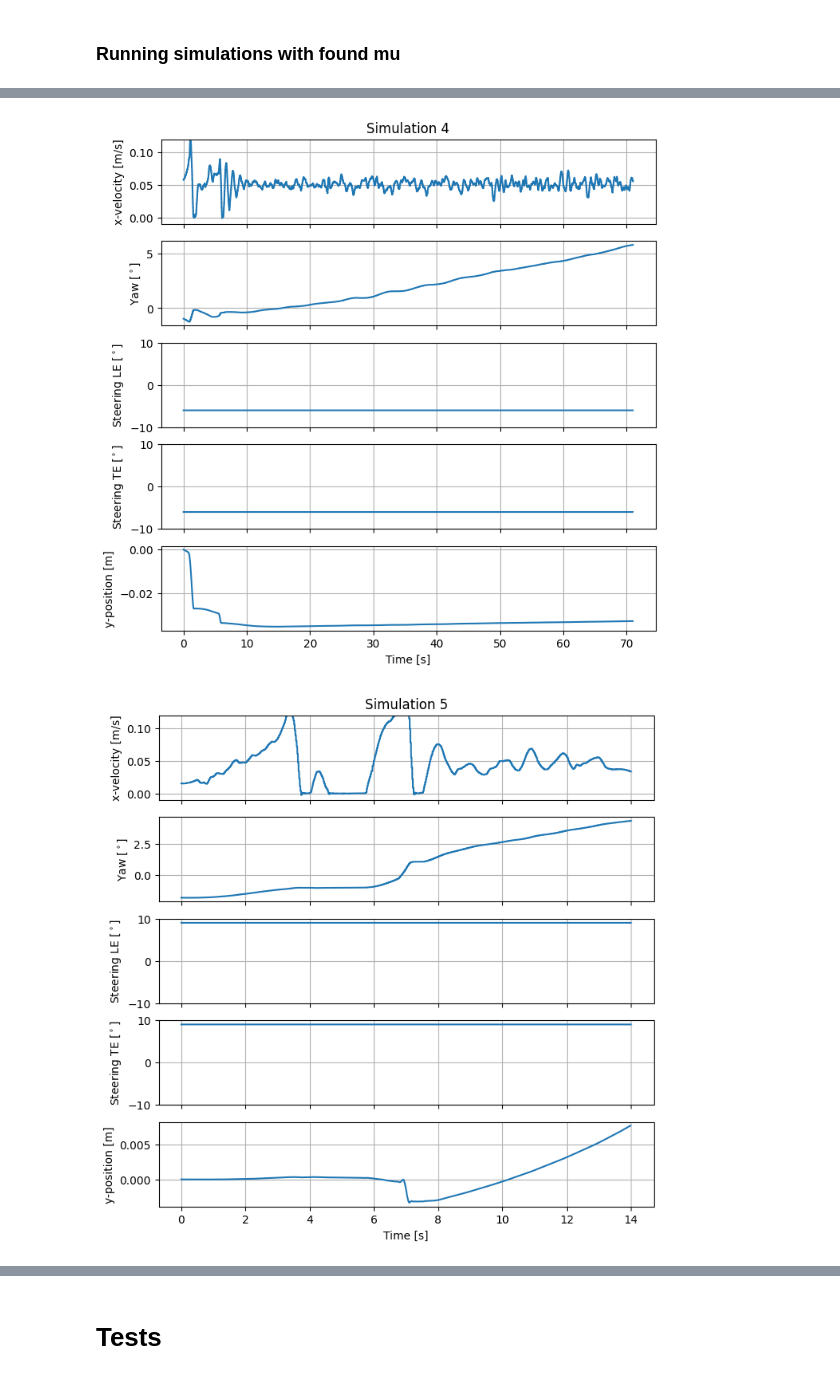
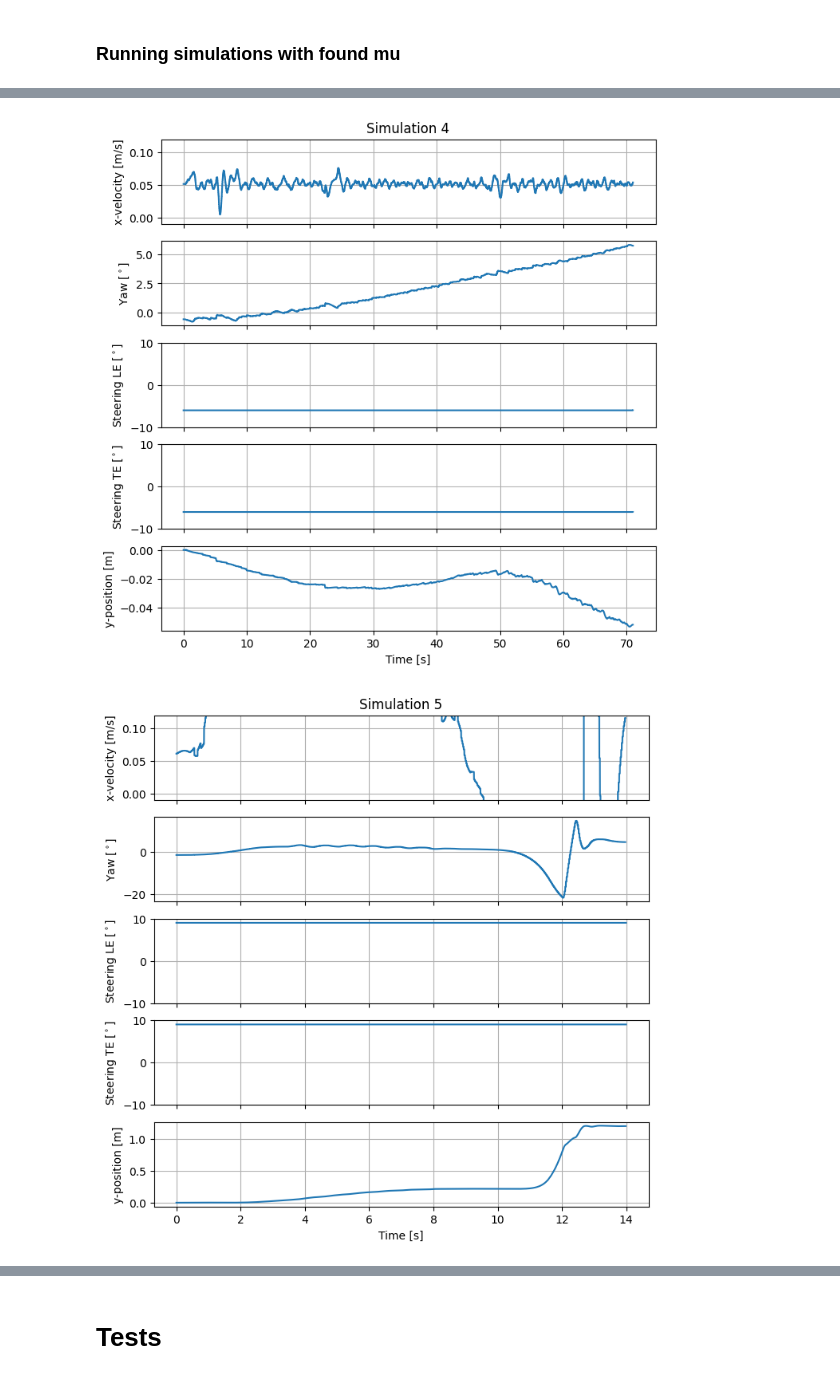
Before and after one commit to robotengineer123/RR-RobotSim, a Jupyter notebook: dataprocessing.ipynb, the cells around one changed output, grey strips where cells are left out. Cells and saved outputs as stored; diff of their text form; code cells hidden in the pictures.

```diff
--- a/dataprocessing.ipynb
+++ b/dataprocessing.ipynb
@@ -53,12 +53,12 @@ def df_sim(bag_name):
 # %%
 n_sims = 4
 
-mu_list = [0.7, 0.6, 0.65, 0.63]
+mu_list = [0.5, 0.4, 0.3, 0.25]
 
-df_vel_1, df_yaw_1, df_odom_1, df_joint_1 = df_sim('rosbag_sim/sim1_mu7.bag')
-df_vel_2, df_yaw_2, df_odom_2, df_joint_2 = df_sim('rosbag_sim/sim1_mu6.bag')
-df_vel_3, df_yaw_3, df_odom_3, df_joint_3 = df_sim('rosbag_sim/sim1_mu65.bag')
-df_vel_4, df_yaw_4, df_odom_4, df_joint_4 = df_sim('rosbag_sim/sim1_mu63.bag')
+df_vel_1, df_yaw_1, df_odom_1, df_joint_1 = df_sim('rosbag_sim/sim1_mu5.bag')
+df_vel_2, df_yaw_2, df_odom_2, df_joint_2 = df_sim('rosbag_sim/sim1_mu4.bag')
+df_vel_3, df_yaw_3, df_odom_3, df_joint_3 = df_sim('rosbag_sim/sim1_mu3.bag')
+df_vel_4, df_yaw_4, df_odom_4, df_joint_4 = df_sim('rosbag_sim/sim1_mu25.bag')
 
 df_vel = [df_vel_1, df_vel_2, df_vel_3, df_vel_4]
 df_yaw = [df_yaw_1, df_yaw_2, df_yaw_3, df_yaw_4]
@@ -114,7 +120,7 @@ for i in range(0, n_sims):
 # %%
 n_sims = 9
 
-df_vel_1, df_yaw_1, df_odom_1, df_joint_1 = df_sim('rosbag_sim/sim1_mu58_no_vac.bag')
+df_vel_1, df_yaw_1, df_odom_1, df_joint_1 = df_sim('rosbag_sim/sim1.bag')
 df_vel_2, df_yaw_2, df_odom_2, df_joint_2 = df_sim('rosbag_sim/sim2.bag')
 df_vel_3, df_yaw_3, df_odom_3, df_joint_3 = df_sim('rosbag_sim/sim3.bag')
 df_vel_4, df_yaw_4, df_odom_4, df_joint_4 = df_sim('rosbag_sim/sim4.bag')
@@ -148,2 +154,2 @@ for i in range(0, n_sims):
-[figure, old version]
+[figure, new version]
-[figure, old version]
+[figure, new version]
```
Also changed, not shown: parts of 12 cells of this notebook, 5 other files.
